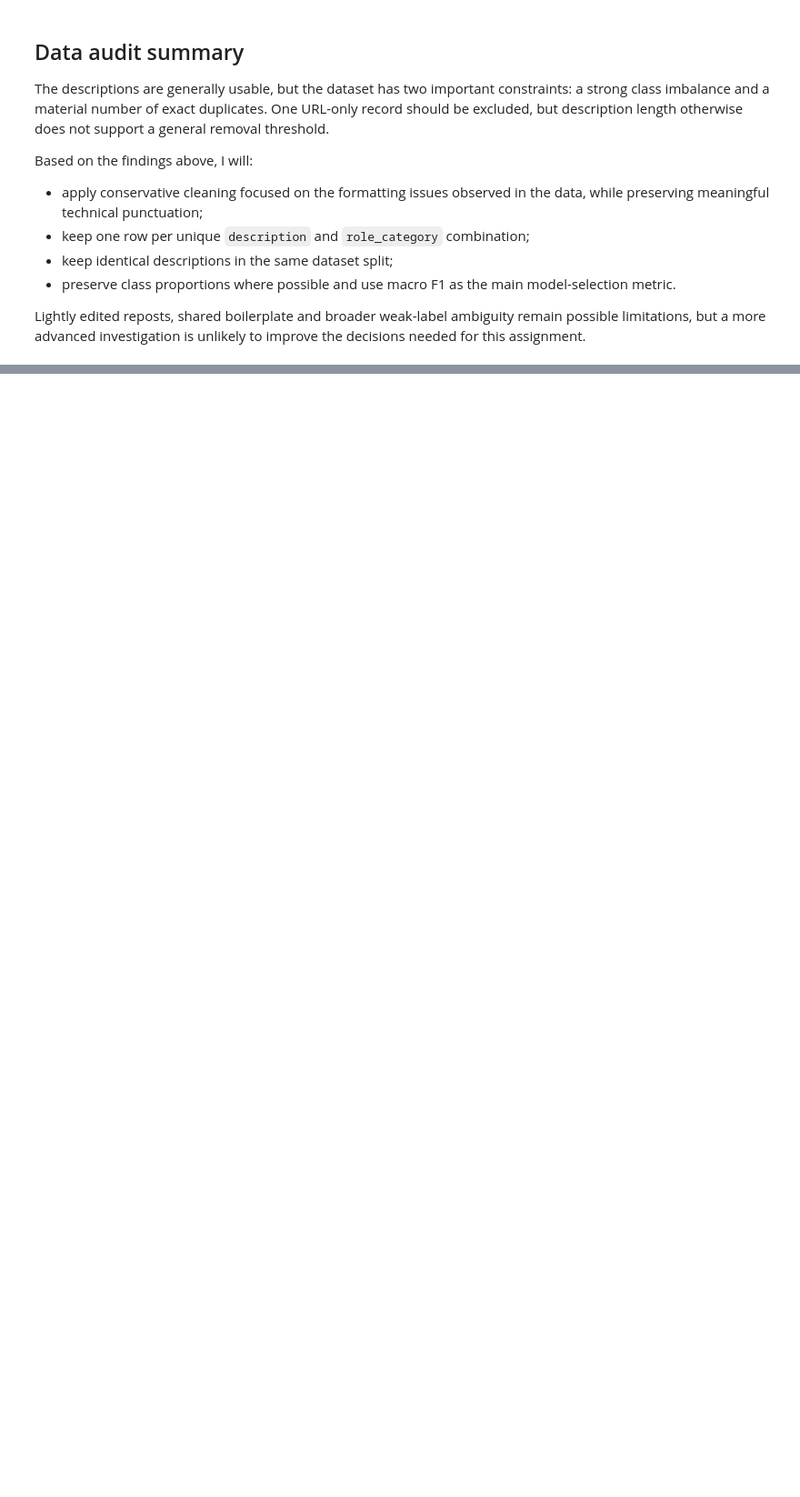
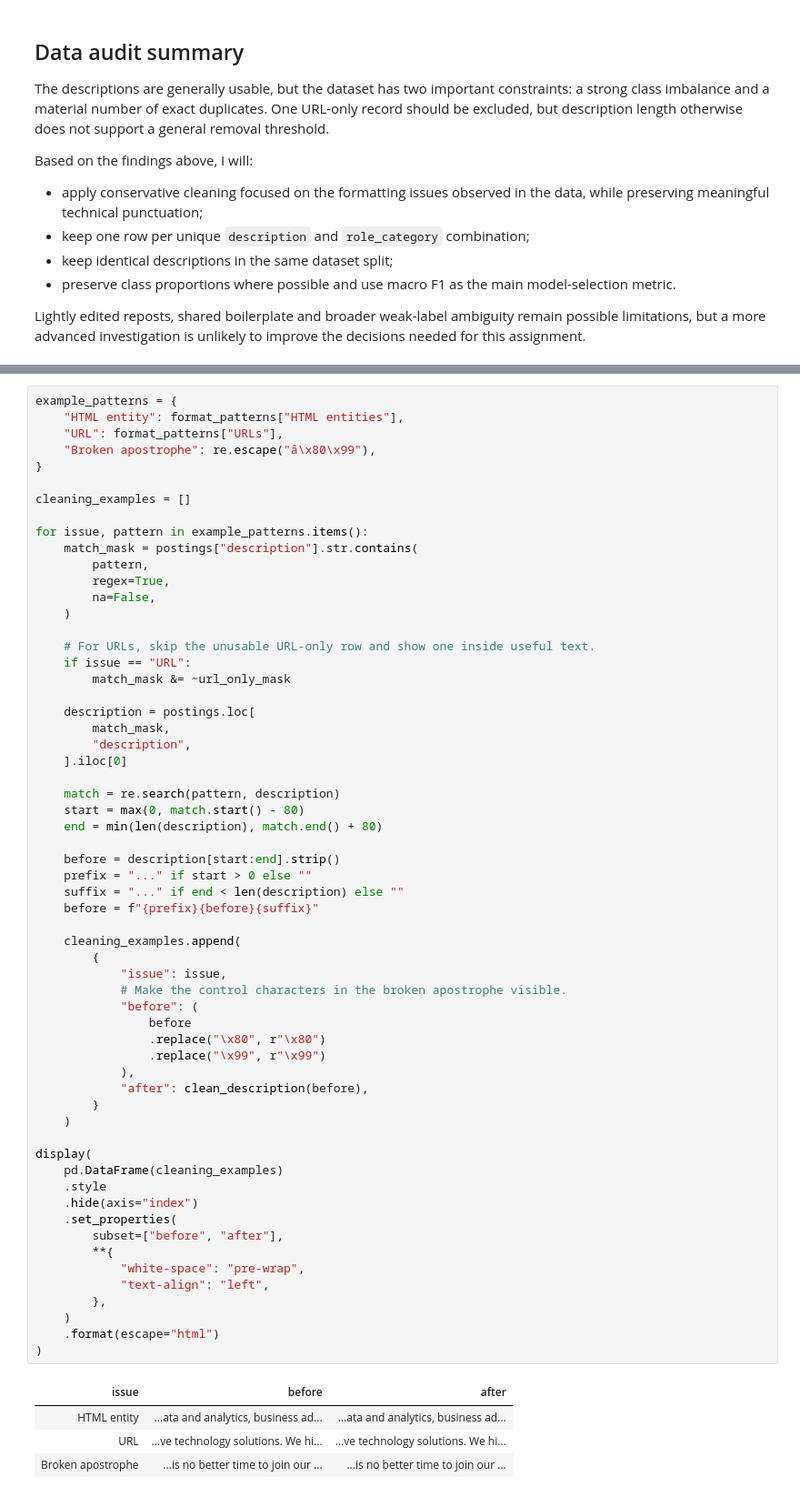
Before and after one commit to Tyainss/job-posting-nlp, a Jupyter notebook: job_posting_nlp_take_home_task.ipynb, the cells around one changed output, grey strips where cells are left out. Shown at 91% size. Drawn from its saved outputs; the diff is of its cells as text; blank space fills up the shorter version.

```diff
--- a/job_posting_nlp_take_home_task.ipynb
+++ b/job_posting_nlp_take_home_task.ipynb
@@ -1166,0 +1197,65 @@ Lightly edited reposts, shared boilerplate and broader weak-label ambiguity rema
+# %%
+example_patterns = {
+    "HTML entity": format_patterns["HTML entities"],
+    "URL": format_patterns["URLs"],
+    "Broken apostrophe": re.escape("â\x80\x99"),
+}
+
+cleaning_examples = []
+
+for issue, pattern in example_patterns.items():
+    match_mask = postings["description"].str.contains(
+        pattern,
+        regex=True,
+        na=False,
+    )
+
+    # For URLs, skip the unusable URL-only row and show one inside useful text.
+    if issue == "URL":
+        match_mask &= ~url_only_mask
+
+    description = postings.loc[
+        match_mask,
+        "description",
+    ].iloc[0]
+
+    match = re.search(pattern, description)
+    start = max(0, match.start() - 80)
+    end = min(len(description), match.end() + 80)
+
+    before = description[start:end].strip()
+    prefix = "..." if start > 0 else ""
+    suffix = "..." if end < len(description) else ""
+    before = f"{prefix}{before}{suffix}"
+
+    cleaning_examples.append(
+        {
+            "issue": issue,
+            # Make the control characters in the broken apostrophe visible.
+            "before": (
+                before
+                .replace("\x80", r"\x80")
+                .replace("\x99", r"\x99")
+            ),
+            "after": clean_description(before),
+        }
+    )
+
+display(
+    pd.DataFrame(cleaning_examples)
+    .style
+    .hide(axis="index")
+    .set_properties(
+        subset=["before", "after"],
+        **{
+            "white-space": "pre-wrap",
+            "text-align": "left",
+        },
+    )
+    .format(escape="html")
+)
+# %% [output]
+| issue | before | after |
+| HTML entity | ...ata and analytics, business ad... | ...ata and analytics, business ad... |
+| URL | ...ve technology solutions. We hi... | ...ve technology solutions. We hi... |
+| Broken apostrophe | ...is no better time to join our ... | ...is no better time to join our ... |
```
Also changed, not shown: parts of 6 cells of this notebook.
